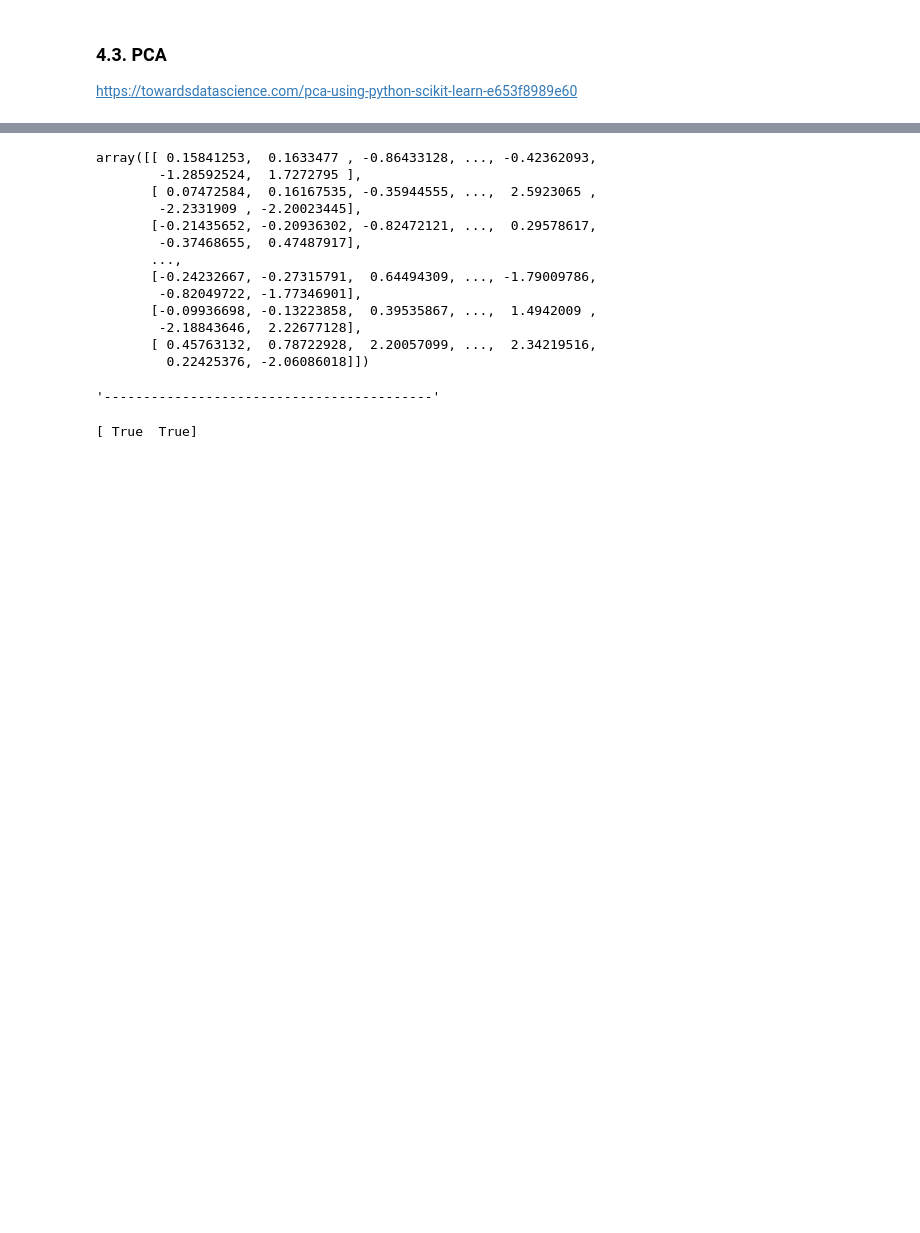
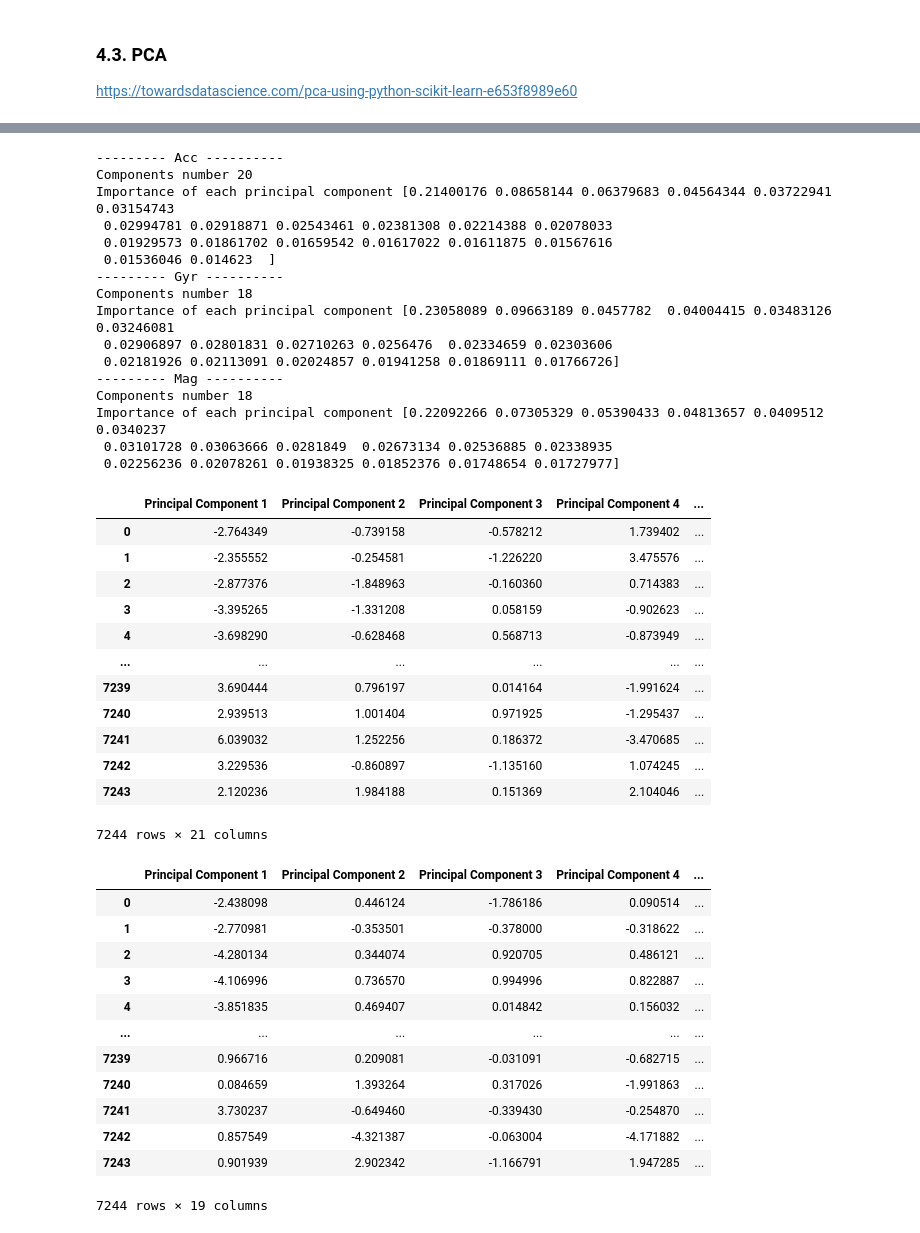
Before and after one commit to patii01/TCD-TP, a Jupyter notebook: code/mainActivity.ipynb, the cells around one changed output, grey strips where cells are left out. Drawn from its saved outputs; the diff is of its cells as text; code cells hidden in the pictures; blank space fills up the shorter version.

```diff
--- a/code/mainActivity.ipynb
+++ b/code/mainActivity.ipynb
@@ -1039,43 +1051,68 @@ def standard(data):
 # %%
 from sklearn.decomposition import PCA
 
-def pca(data,target, n_components):
-
+def pca(data,target, n_components, sensor):
 
     ppca = PCA(n_components)
-    principalComponents = ppca.fit_transform(data) # ERRO AQUI
+    principalComponents = ppca.fit_transform(data)
+
+    print("--------- " + sensor + " ----------")
+
+    print("Components number", ppca.n_components_)
+    print("Importance of each principal component", ppca.explained_variance_ratio_)
 
     principalDf = pd.DataFrame(data = principalComponents, columns = ['Principal Component ' + str(i+1) for i in range(principalComponents.shape[1])])
     finalDf = pd.concat([principalDf, target], axis = 1)
 
     return finalDf
 
-display(features_acc)
-display("------------------------------------------")
-a = np.isnan(features_gyr)
-
-print(a[a == True]) # Há 2 nans
-
-pca_acc = pca(features_acc,target_acc, 0.75)
-pca_gyr = pca(features_gyr, target_gyr, 0.75)
-pca_mag = pca(features_mag, target_mag, 0.75)
+pca_acc = pca(features_acc,target_acc, 0.75, "Acc")
+pca_gyr = pca(features_gyr, target_gyr, 0.75, "Gyr")
+pca_mag = pca(features_mag, target_mag, 0.75, "Mag")
 
 display(pca_acc)
 display(pca_gyr)
 display(pca_mag)
 # %% [output]
-array([[ 0.15841253,  0.1633477 , -0.86433128, ..., -0.42362093,
-        -1.28592524,  1.7272795 ],
-       [ 0.07472584,  0.16167535, -0.35944555, ...,  2.5923065 ,
-        -2.2331909 , -2.20023445],
-       [-0.21435652, -0.20936302, -0.82472121, ...,  0.29578617,
-        -0.37468655,  0.47487917],
-       ...,
-       [-0.24232667, -0.27315791,  0.64494309, ..., -1.79009786,
-        -0.82049722, -1.77346901],
-       [-0.09936698, -0.13223858,  0.39535867, ...,  1.4942009 ,
-        -2.18843646,  2.22677128],
-       [ 0.45763132,  0.78722928,  2.20057099, ...,  2.34219516,
-         0.22425376, -2.06086018]])
+--------- Acc ----------
+Components number 20
+Importance of each principal component [0.21400176 0.08658144 0.06379683 0.04564344 0.03722941 0.03154743
+ 0.02994781 0.02918871 0.02543461 0.02381308 0.02214388 0.02078033
+ 0.01929573 0.01861702 0.01659542 0.01617022 0.01611875 0.01567616
+ 0.01536046 0.014623  ]
+--------- Gyr ----------
+Components number 18
+Importance of each principal component [0.23058089 0.09663189 0.0457782  0.04004415 0.03483126 0.03246081
+ 0.02906897 0.02801831 0.02710263 0.0256476  0.02334659 0.02303606
+ 0.02181926 0.02113091 0.02024857 0.01941258 0.01869111 0.01766726]
+--------- Mag ----------
+Components number 18
+Importance of each principal component [0.22092266 0.07305329 0.05390433 0.04813657 0.0409512  0.0340237
+ 0.03101728 0.03063666 0.0281849  0.02673134 0.02536885 0.02338935
+ 0.02256236 0.02078261 0.01938325 0.01852376 0.01748654 0.01727977]
+|  | Principal Component 1 | Principal Component 2 | Principal Component 3 | Principal Component 4 | ... |
+| 0 | -2.764349 | -0.739158 | -0.578212 | 1.739402 | ... |
+| 1 | -2.355552 | -0.254581 | -1.226220 | 3.475576 | ... |
+| 2 | -2.877376 | -1.848963 | -0.160360 | 0.714383 | ... |
+| 3 | -3.395265 | -1.331208 | 0.058159 | -0.902623 | ... |
+| 4 | -3.698290 | -0.628468 | 0.568713 | -0.873949 | ... |
+| ... | ... | ... | ... | ... | ... |
+| 7239 | 3.690444 | 0.796197 | 0.014164 | -1.991624 | ... |
+| 7240 | 2.939513 | 1.001404 | 0.971925 | -1.295437 | ... |
+| 7241 | 6.039032 | 1.252256 | 0.186372 | -3.470685 | ... |
+| 7242 | 3.229536 | -0.860897 | -1.135160 | 1.074245 | ... |
+| 7243 | 2.120236 | 1.984188 | 0.151369 | 2.104046 | ... |
-'------------------------------------------'
+7244 rows × 21 columns
+|  | Principal Component 1 | Principal Component 2 | Principal Component 3 | Principal Component 4 | ... |
+| 0 | -2.438098 | 0.446124 | -1.786186 | 0.090514 | ... |
+| 1 | -2.770981 | -0.353501 | -0.378000 | -0.318622 | ... |
+| 2 | -4.280134 | 0.344074 | 0.920705 | 0.486121 | ... |
+| 3 | -4.106996 | 0.736570 | 0.994996 | 0.822887 | ... |
+| 4 | -3.851835 | 0.469407 | 0.014842 | 0.156032 | ... |
+| ... | ... | ... | ... | ... | ... |
+| 7239 | 0.966716 | 0.209081 | -0.031091 | -0.682715 | ... |
+| 7240 | 0.084659 | 1.393264 | 0.317026 | -1.991863 | ... |
+| 7241 | 3.730237 | -0.649460 | -0.339430 | -0.254870 | ... |
+| 7242 | 0.857549 | -4.321387 | -0.063004 | -4.171882 | ... |
+| 7243 | 0.901939 | 2.902342 | -1.166791 | 1.947285 | ... |
-[ True  True]
+7244 rows × 19 columns
```
Also changed, not shown: parts of 18 cells of this notebook, 1 other file.
